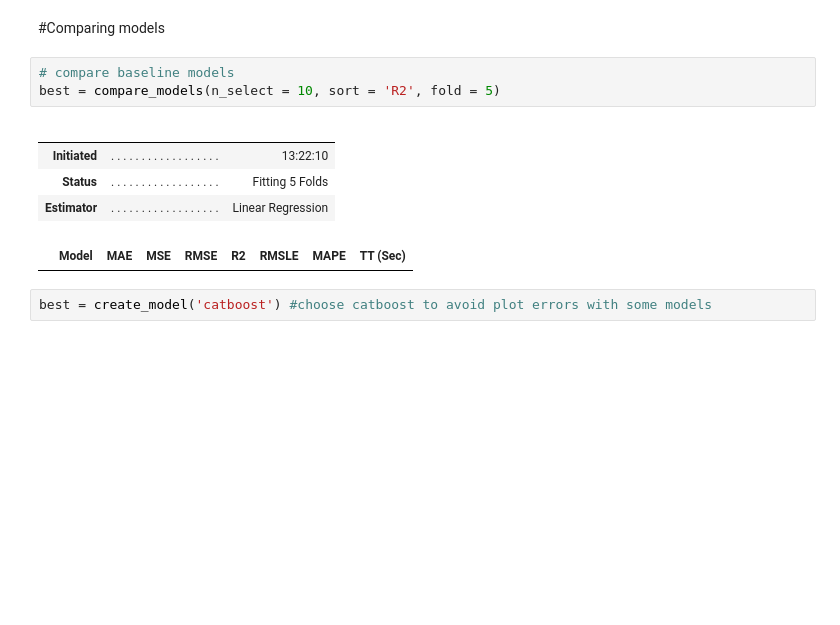
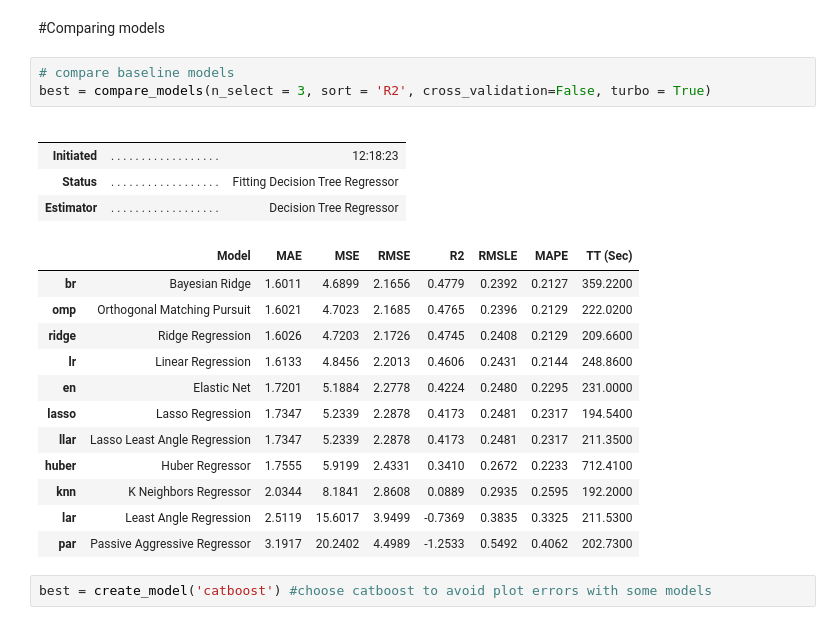
Before and after one commit to dkmachinelearning/dkmachinelearning, a Jupyter notebook: BloodGlucose/Pycaret_Regr_Blood_Glucose.ipynb, the cells around one changed output. Saved outputs shown, nothing was run; the diff lists cells and outputs as text; blank space fills up the shorter version.

```diff
--- a/BloodGlucose/Pycaret_Regr_Blood_Glucose.ipynb
+++ b/BloodGlucose/Pycaret_Regr_Blood_Glucose.ipynb
@@ -218,14 +219,25 @@ exp = RegressionExperiment()
 #Comparing models
 # %%
 # compare baseline models
-best = compare_models(n_select = 10, sort = 'R2', fold = 5)
+best = compare_models(n_select = 3, sort = 'R2', cross_validation=False, turbo = True)
 # %% [output]
 |  |  |  |
 |  |  |  |
-| Initiated | . . . . . . . . . . . . . . . . . . | 13:22:10 |
-| Status | . . . . . . . . . . . . . . . . . . | Fitting 5 Folds |
-| Estimator | . . . . . . . . . . . . . . . . . . | Linear Regression |
+| Initiated | . . . . . . . . . . . . . . . . . . | 12:18:23 |
+| Status | . . . . . . . . . . . . . . . . . . | Fitting Decision Tree Regressor |
+| Estimator | . . . . . . . . . . . . . . . . . . | Decision Tree Regressor |
 |  | Model | MAE | MSE | RMSE | R2 | RMSLE | MAPE | TT (Sec) |
+| br | Bayesian Ridge | 1.6011 | 4.6899 | 2.1656 | 0.4779 | 0.2392 | 0.2127 | 359.2200 |
+| omp | Orthogonal Matching Pursuit | 1.6021 | 4.7023 | 2.1685 | 0.4765 | 0.2396 | 0.2129 | 222.0200 |
+| ridge | Ridge Regression | 1.6026 | 4.7203 | 2.1726 | 0.4745 | 0.2408 | 0.2129 | 209.6600 |
+| lr | Linear Regression | 1.6133 | 4.8456 | 2.2013 | 0.4606 | 0.2431 | 0.2144 | 248.8600 |
+| en | Elastic Net | 1.7201 | 5.1884 | 2.2778 | 0.4224 | 0.2480 | 0.2295 | 231.0000 |
+| lasso | Lasso Regression | 1.7347 | 5.2339 | 2.2878 | 0.4173 | 0.2481 | 0.2317 | 194.5400 |
+| llar | Lasso Least Angle Regression | 1.7347 | 5.2339 | 2.2878 | 0.4173 | 0.2481 | 0.2317 | 211.3500 |
+| huber | Huber Regressor | 1.7555 | 5.9199 | 2.4331 | 0.3410 | 0.2672 | 0.2233 | 712.4100 |
+| knn | K Neighbors Regressor | 2.0344 | 8.1841 | 2.8608 | 0.0889 | 0.2935 | 0.2595 | 192.2000 |
+| lar | Least Angle Regression | 2.5119 | 15.6017 | 3.9499 | -0.7369 | 0.3835 | 0.3325 | 211.5300 |
+| par | Passive Aggressive Regressor | 3.1917 | 20.2402 | 4.4989 | -1.2533 | 0.5492 | 0.4062 | 202.7300 |
 # %%
 best = create_model('catboost') #choose catboost to avoid plot errors with some models
 # %% [markdown]
```
Also changed, not shown: parts of 3 cells of this notebook.
